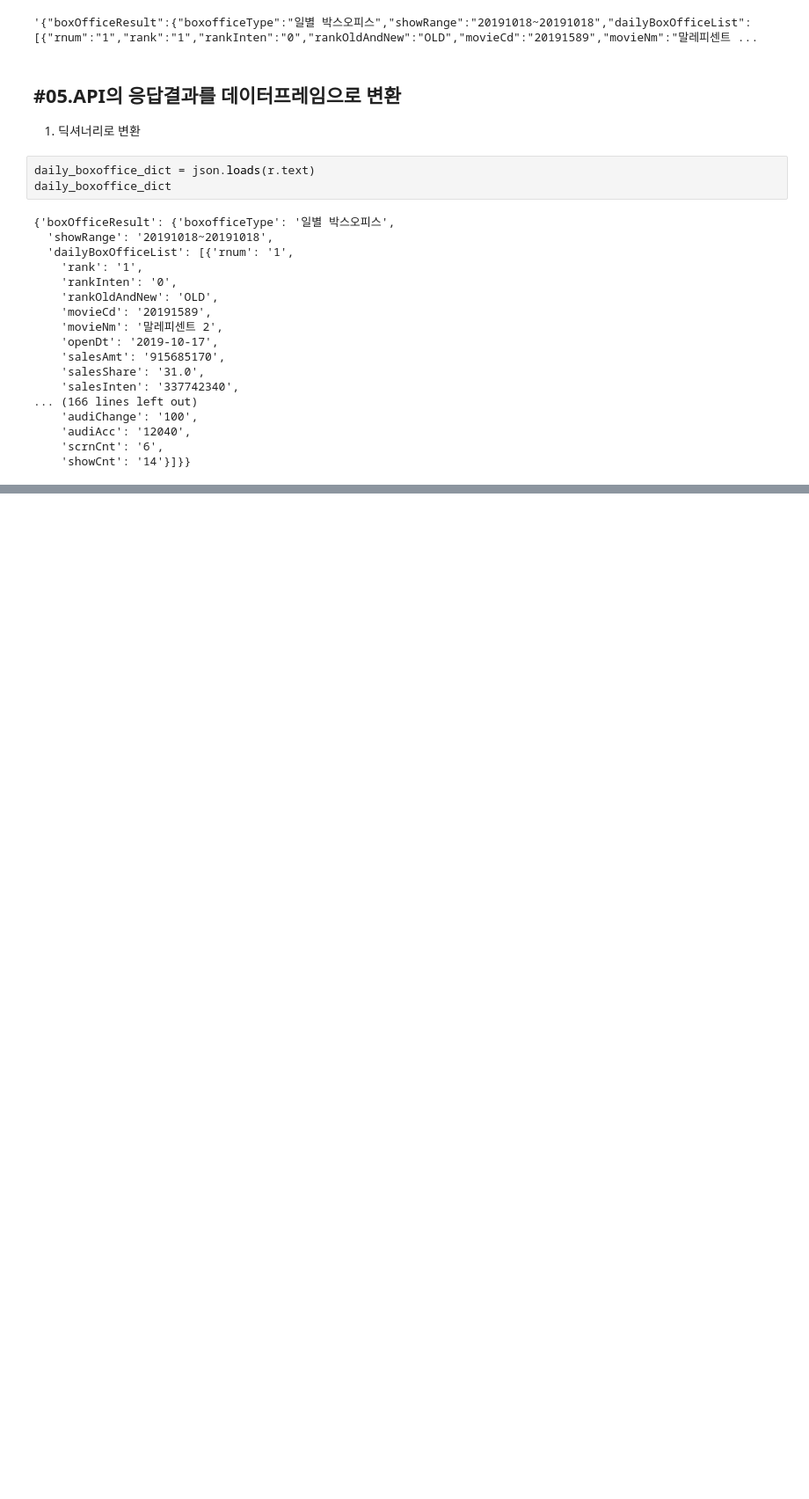
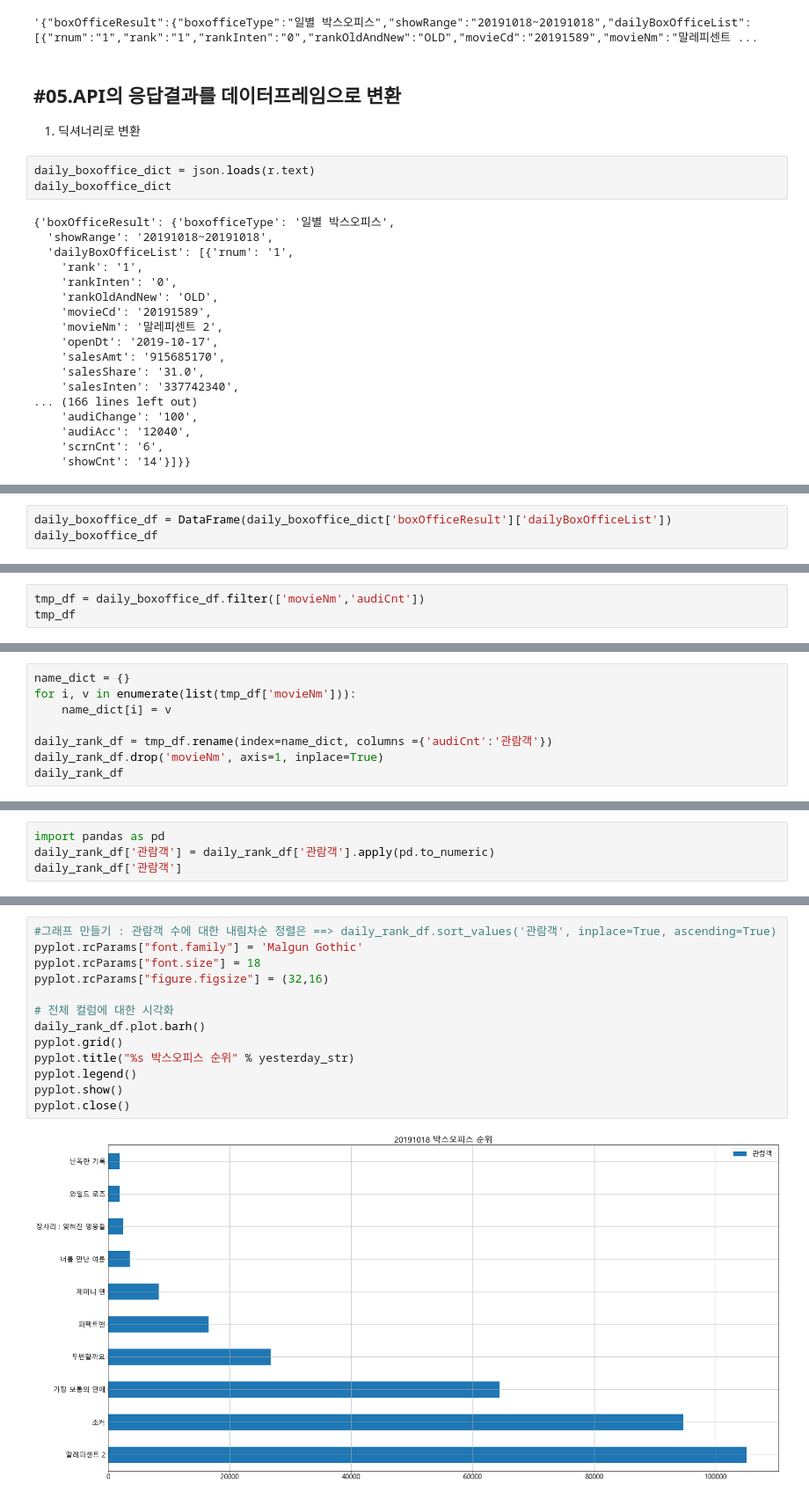
Before and after one commit to nice0001-angelo/DataAnalysis, a Jupyter notebook: 18-영화진흥원OpenAPI.ipynb, the cells around one changed output, grey strips where cells are left out. Shown at 88% size. Cells and saved outputs as stored; diff of their text form; blank space fills up the shorter version.

```diff
--- a/18-영화진흥원OpenAPI.ipynb
+++ b/18-영화진흥원OpenAPI.ipynb
@@ -83,0 +86,3 @@ daily_boxoffice_dict
+# %%
+daily_boxoffice_df = DataFrame(daily_boxoffice_dict['boxOfficeResult']['dailyBoxOfficeList'])
+daily_boxoffice_df
@@ -83,0 +105,3 @@ daily_boxoffice_dict
+# %%
+tmp_df = daily_boxoffice_df.filter(['movieNm','audiCnt'])
+tmp_df
@@ -83,0 +122,8 @@ daily_boxoffice_dict
+# %%
+name_dict = {}
+for i, v in enumerate(list(tmp_df['movieNm'])):
+    name_dict[i] = v
+
+daily_rank_df = tmp_df.rename(index=name_dict, columns ={'audiCnt':'관람객'})
+daily_rank_df.drop('movieNm', axis=1, inplace=True)
+daily_rank_df
@@ -83,0 +158,4 @@ daily_boxoffice_dict
+# %%
+import pandas as pd
+daily_rank_df['관람객'] = daily_rank_df['관람객'].apply(pd.to_numeric)
+daily_rank_df['관람객']
@@ -83,0 +174,15 @@ daily_boxoffice_dict
+# %%
+#그래프 만들기 : 관람객 수에 대한 내림차순 정렬은 ==> daily_rank_df.sort_values('관람객', inplace=True, ascending=True)
+pyplot.rcParams["font.family"] = 'Malgun Gothic'
+pyplot.rcParams["font.size"] = 18
+pyplot.rcParams["figure.figsize"] = (32,16)
+
+# 전체 컬럼에 대한 시각화
+daily_rank_df.plot.barh()
+pyplot.grid()
+pyplot.title("%s 박스오피스 순위" % yesterday_str)
+pyplot.legend()
+pyplot.show()
+pyplot.close()
+# %% [output]
+[figure, added]
```
Also changed, not shown: parts of 9 cells of this notebook.
